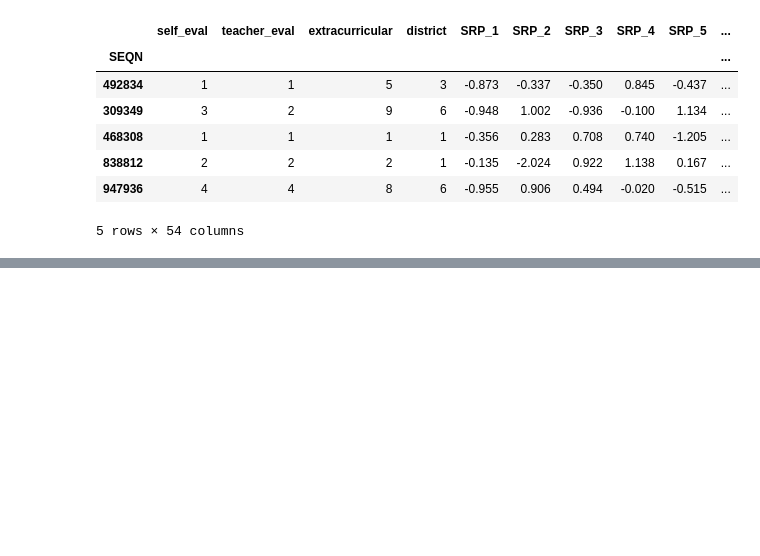
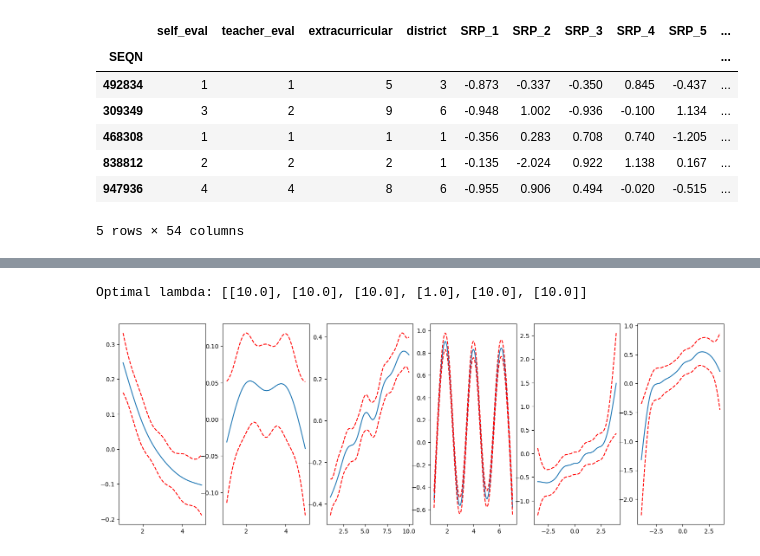
Before and after one commit to mcanearm/YGTBKM, a Jupyter notebook: kaggle/503_kaggle.ipynb, the cells around one changed output, grey strips where cells are left out. Cells and saved outputs as stored; diff of their text form; code cells hidden in the pictures; blank space fills up the shorter version.

```diff
--- a/kaggle/503_kaggle.ipynb
+++ b/kaggle/503_kaggle.ipynb
@@ -85,0 +174,18 @@ R-squared: 0.916172996091951
+# %%
+gam = LinearGAM(s(0) + s(1) + s(2) + s(3) + s(4) + s(5))
+gam.fit(train_data_X, train_data_Y)
+
+gam.summary()
+
+lam = np.array([0.5, 1.0, 5.0, 10.0])
+lams = [lam] * 6
+print(lams)
+
+gam.gridsearch(train_data_X, train_data_Y, lam=lams)
+
+print("----------------------------------------------------------------------------")
+print(f'Optimal lambda: {gam.lam}')
+print("----------------------------------------------------------------------------")
+
+
+gam.summary()
@@ -85,0 +235,18 @@ R-squared: 0.916172996091951
+# %%
+#gam.gridsearch(X, y, lam=lams)
+
+print(f'Optimal lambda: {gam.lam}')
+
+# plotting
+fig, axs = plt.subplots(1, 6, figsize=(18, 6))
+#titles = ['Dis', 'Indus', 'Rad']
+for i, ax in enumerate(axs):
+    # create a nice grid of X data
+    XX = gam.generate_X_grid(term=i)
+    ax.plot(XX[:, i], gam.partial_dependence(term=i, X=XX))
+    ax.plot(XX[:, i], gam.partial_dependence(term=i, X=XX, width=.95)[1], c='r', ls='--')
+    #ax.set_ylim(-30,30)
+    #ax.set_title(titles[i])
+# %% [output]
+Optimal lambda: [[10.0], [10.0], [10.0], [1.0], [10.0], [10.0]]
+[figure, added]
```
Also changed, not shown: parts of 11 cells of this notebook.
